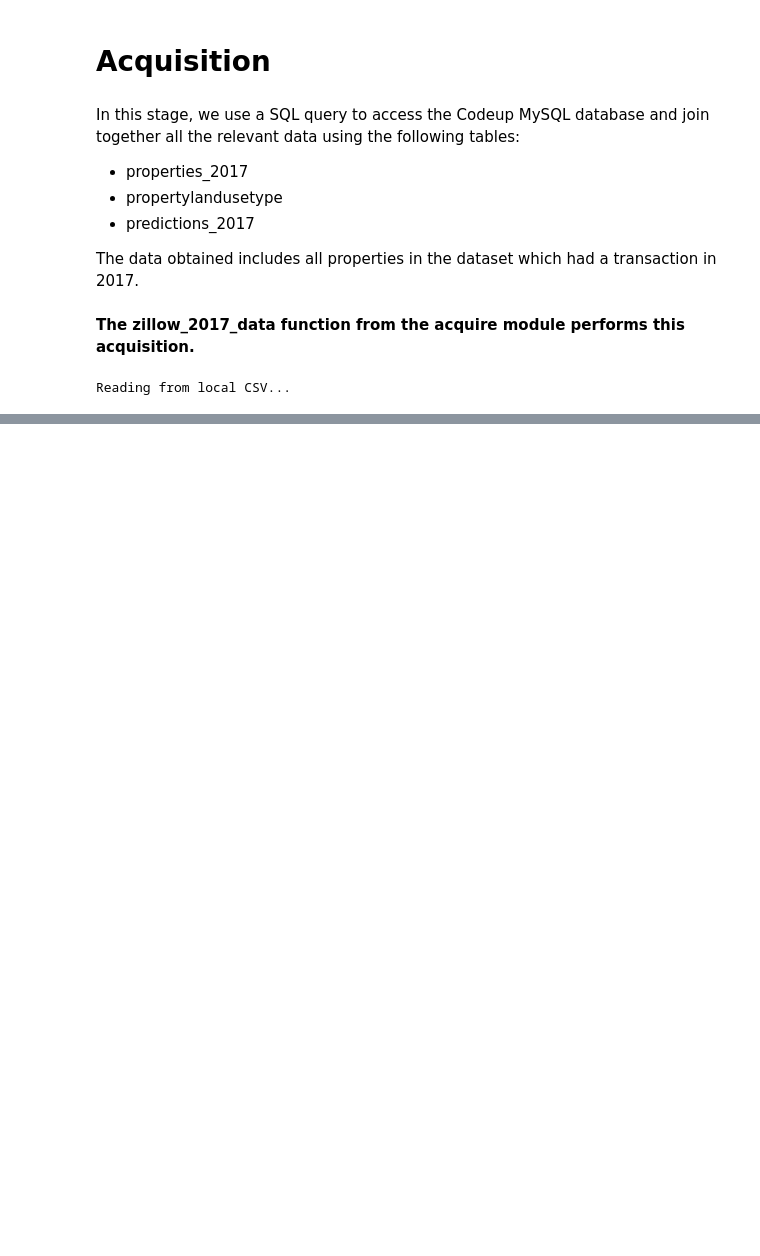
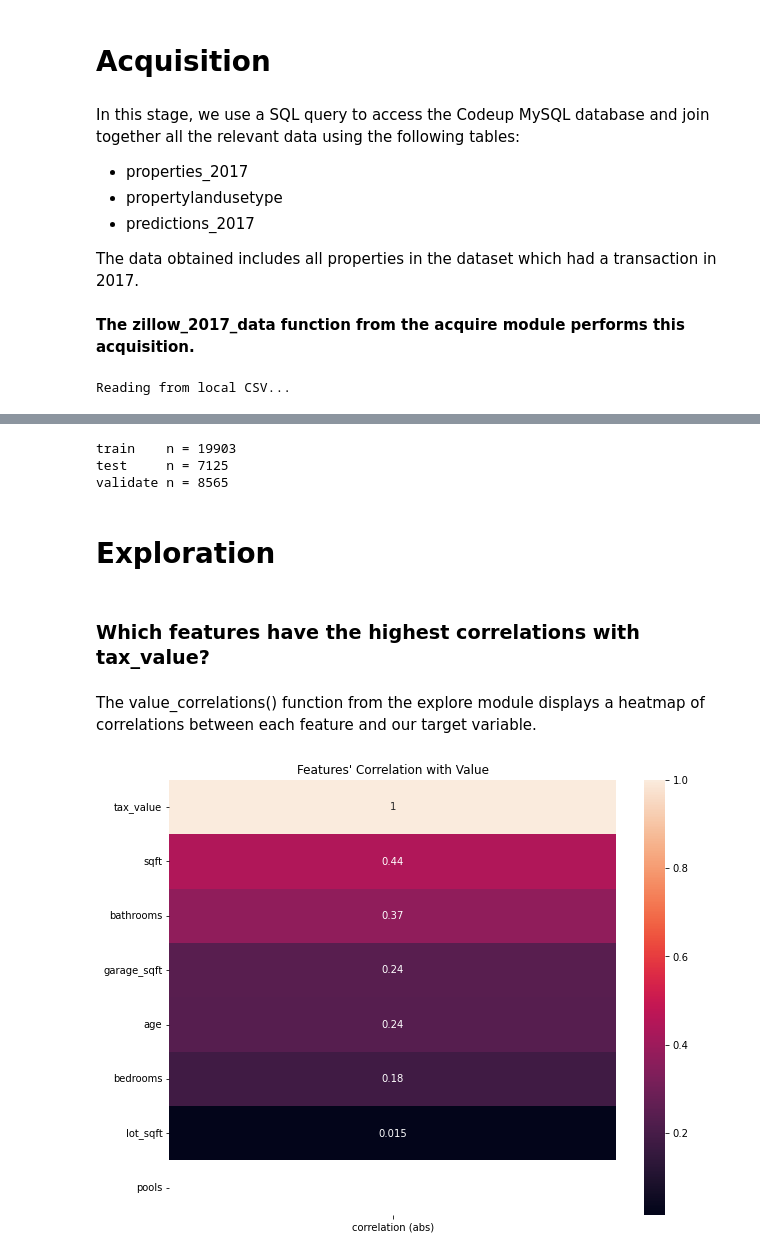
Before and after one commit to dlmitc3/Zillow_Regression_Project, a Jupyter notebook: Final_Report.ipynb, the cells around one changed output, grey strips where cells are left out. Saved outputs shown, nothing was run; the diff lists cells and outputs as text; code cells hidden in the pictures; blank space fills up the shorter version.

```diff
--- a/Final_Report.ipynb
+++ b/Final_Report.ipynb
@@ -57,0 +84,3 @@ memory usage: 131.4 MB
+# %%
+# clean and prep the data using the steps outlined above
+df = prepare.prep_zillow_1(df)
@@ -57,0 +89,3 @@ memory usage: 131.4 MB
+# %%
+# split the data into three samples and print the sample sizes
+train, test, validate = prepare.train_test_validate_split(df)
@@ -57,0 +106,20 @@ memory usage: 131.4 MB
+# %%
+# remove outliers based on a range calculated from the training sample
+train, validate, test = prepare.remove_outliers(train, validate, test, 1.5, ['bedrooms', 'bathrooms',
+                                                                             'sqft', 'age', 'tax_value',
+                                                                             'garage_sqft', 'pools', 'lot_sqft'])
+# %% [output]
+train    n = 19903
+test     n = 7125
+validate n = 8565
+# %% [markdown]
+# Exploration
+# %% [markdown]
+### Which features have the highest correlations with tax_value?
+# %% [markdown]
+The value_correlations() function from the explore module displays a heatmap of correlations between each feature and our target variable.
+# %%
+# use seaborn to visualize the correlations with a heatmap
+exacute66.value_correlations(train)
+# %% [output]
+[figure, added]
```
Also changed, not shown: parts of 63 cells of this notebook.
